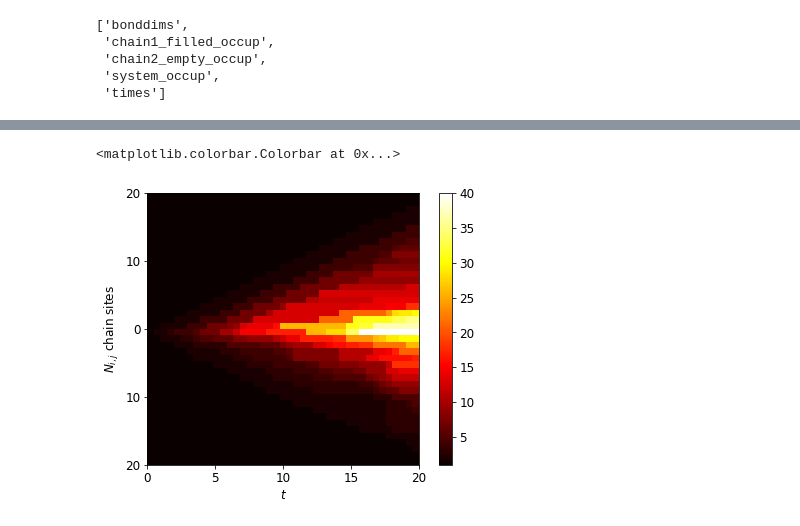
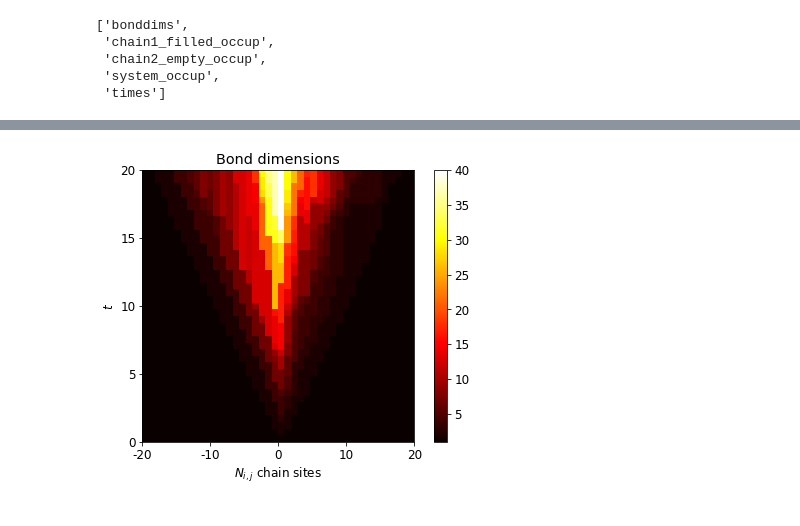
Before and after one commit to angelariva/spin-boson, a Jupyter notebook: fermions.ipynb, the cells around one changed output, grey strips where cells are left out. Drawn from its saved outputs; the diff is of its cells as text; code cells hidden in the pictures.

```diff
--- a/fermions.ipynb
+++ b/fermions.ipynb
@@ -116,18 +144,19 @@ occ = np.concatenate((occ.T, res["chain2_empty_occup"][()].T))
 # %%
-f, ax = pl.subplots(figsize=(7,5))
-img = ax.imshow(occ, cmap='plasma', interpolation='nearest', extent=[-1,1,-1,1])
+def bonddim(res, times, chain):
+    f, ax = pl.subplots(figsize=(7,5))
+    img = ax.imshow(res, cmap='hot', interpolation='nearest', extent=[-1,1,-1,1], origin='lower')
 
-x_label_list = ['0', '5', '10', '15', '20']
-y_label_list = ['20', '10', '0', '10', '20']
+    y_label_list = times
+    x_label_list = chain
 
-ax.set_xticks([-1.0, -0.5, 0, 0.5, 1.0])
-ax.set_yticks([-1.0, -0.5, 0, 0.5, 1.0])
+    ax.set_yticks([-1.0, -0.5, 0, 0.5, 1.0])
+    ax.set_xticks([-1.0, -0.5, 0, 0.5, 1.0])
 
-ax.set_xticklabels(x_label_list)
-ax.set_yticklabels(y_label_list)
+    ax.set_yticklabels(y_label_list)
+    ax.set_xticklabels(x_label_list)
 
-ax.set_xlabel("$t$")
-ax.set_ylabel("$N_{i,j}$ chain sites")
+    ax.set_ylabel("$t$")
+    ax.set_xlabel("$N_{i,j}$ chain sites")
 
-#pl.xlabel('$t$', fontsize=16)
-f.colorbar(img)
+    pl.title("Bond dimensions")
+    f.colorbar(img)
@@ -137,21 +163,4 @@ f.colorbar(img)
-# %%
-f, ax = pl.subplots(figsize=(7,5))
-img = ax.imshow(res["bonddims"][()].T, cmap='hot', interpolation='nearest', extent=[-1,1,-1,1])
-
-x_label_list = ['0', '5', '10', '15', '20']
-y_label_list = ['20', '10', '0', '10', '20']
-
-ax.set_xticks([-1.0, -0.5, 0, 0.5, 1.0])
-ax.set_yticks([-1.0, -0.5, 0, 0.5, 1.0])
-
-ax.set_xticklabels(x_label_list)
-ax.set_yticklabels(y_label_list)
-
-ax.set_xlabel("$t$")
-ax.set_ylabel("$N_{i,j}$ chain sites")
-
-#pl.xlabel('$t$', fontsize=16)
-f.colorbar(img)
-# %% [output]
-<matplotlib.colorbar.Colorbar at 0x...>
-[figure, removed]
+# %%
+bonddim(res["bonddims"][()], times, chain)
+# %% [output]
+[figure, added]
```
Also changed, not shown: parts of 11 cells of this notebook.
